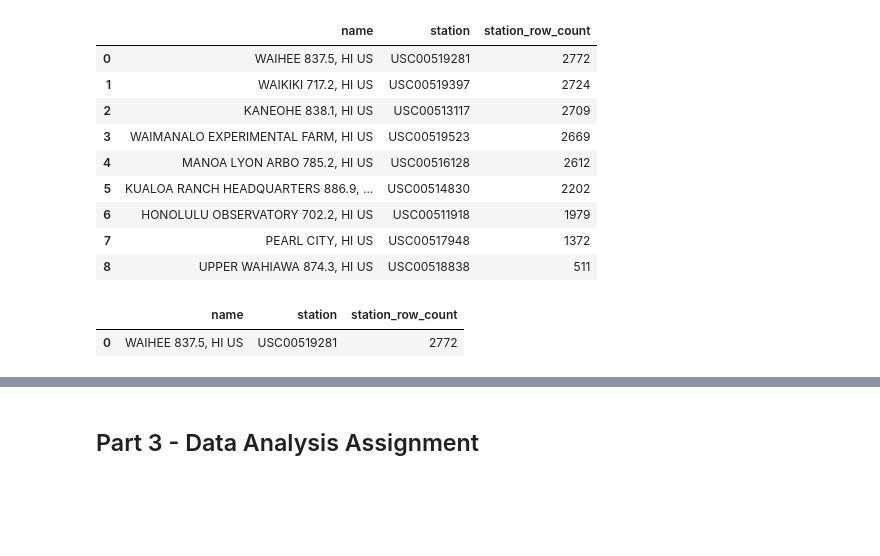
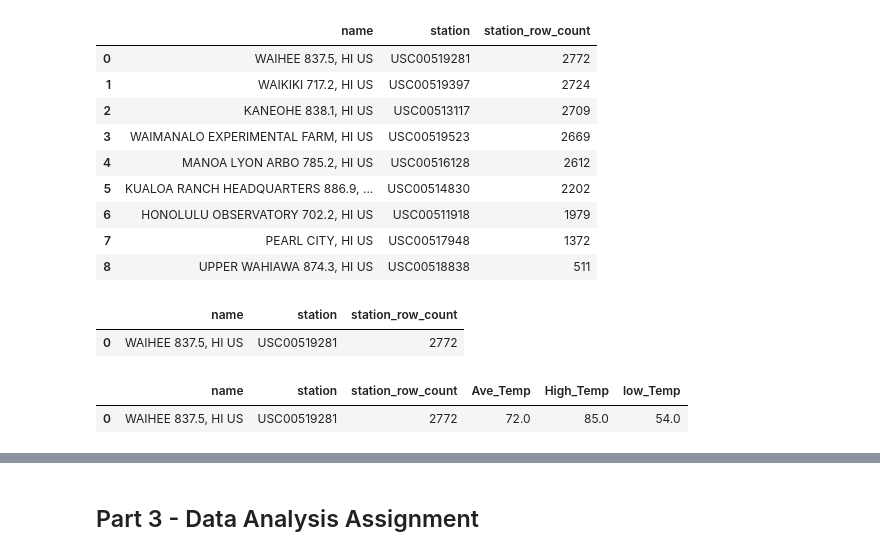
Before and after one commit to Regina0507/Climate-Analysis-and-Exploration, a Jupyter notebook: climate_starter.ipynb, the cells around one changed output, grey strips where cells are left out. Drawn from its saved outputs; the diff is of its cells as text; code cells hidden in the pictures; blank space fills up the shorter version.

```diff
--- a/climate_starter.ipynb
+++ b/climate_starter.ipynb
@@ -164,6 +164,19 @@ station_active
 # %%
 # Using the station id from the previous query, calculate the lowest temperature recorded,
 # highest temperature recorded, and average temperature of the most active station?
+query = '''
+    select name,s.station, count(s.station) as station_row_count,round(avg (tobs),0)as Ave_Temp,max(tobs)High_Temp,min(tobs) low_Temp  from measurement m
+    INNER JOIN station s
+    on m.station = s.station
+    group by name,s.station
+    order by station_row_count DESC limit 1
+
+'''
+High_low_avg = pd.read_sql(query,conn)
+High_low_avg
+# %% [output]
+|  | name | station | station_row_count | Ave_Temp | High_Temp | low_Temp |
+| 0 | WAIHEE 837.5, HI US | USC00519281 | 2772 | 72.0 | 85.0 | 54.0 |
 # %%
 # Choose the station with the highest number of temperature observations.
 # Query the last 12 months of temperature observation data for this station and plot the results as a histogram
```
Also changed, not shown: parts of 1 cell of this notebook.
